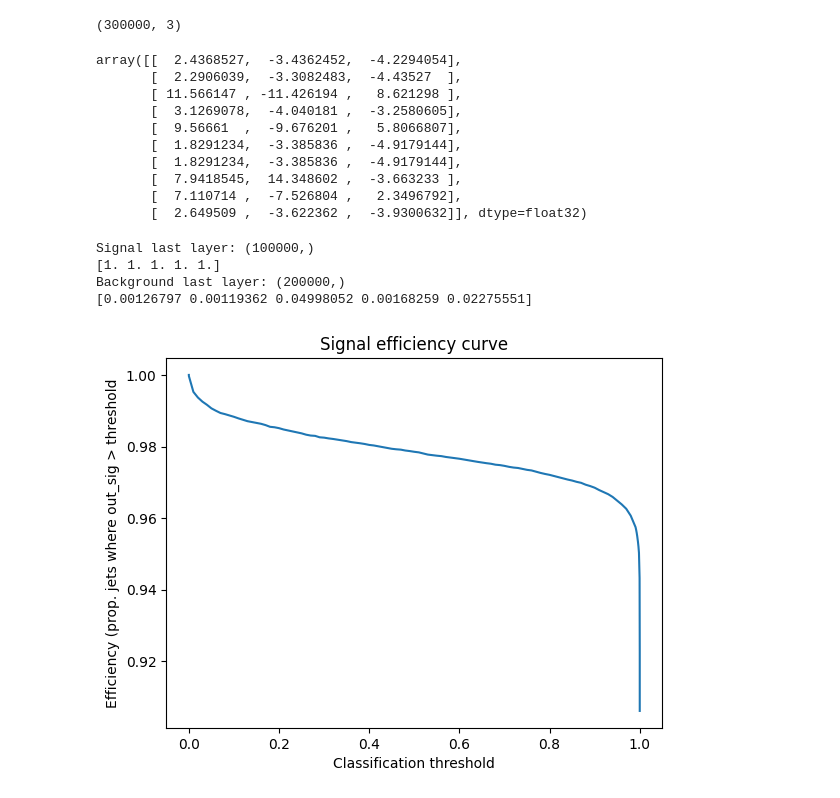
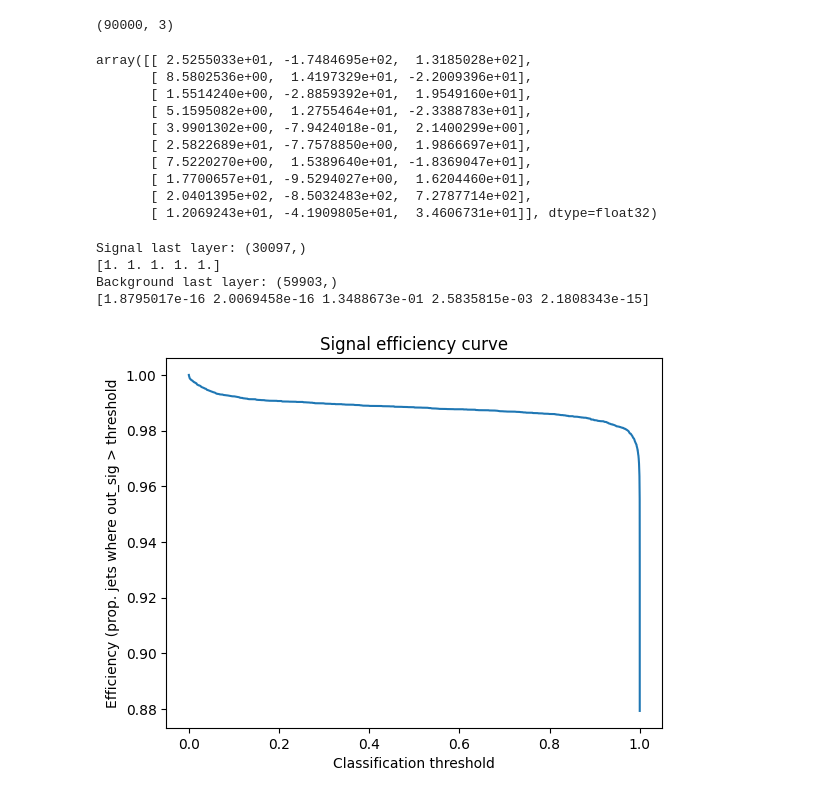
Before and after one commit to womogenes/photon-jet, a Jupyter notebook: cnn/cnn_roc.ipynb, the cells around one changed output. Drawn from its saved outputs; the diff is of its cells as text; code cells hidden in the pictures.

Commit message:
Make CNN work with separate, fixed train/test sets

```diff
--- a/cnn/cnn_roc.ipynb
+++ b/cnn/cnn_roc.ipynb
@@ -22,10 +28,15 @@ from cnn_data import load_data
 task_name = "scalar1"
 # %%
 print(f"Loading data for task {task_name}...")
-X, Y = load_data(task_name, get_all=True)
+
+with open(f"{data_dir}/processed/cnn/{task_name}_X_test.pkl", "rb") as fin:
+    X_test = pickle.load(fin)
+with open(f"{data_dir}/processed/cnn/{task_name}_Y_test.pkl", "rb") as fin:
+    Y_test = pickle.load(fin)
+
 print(f"Loading model...")
 cnn = keras.models.load_model(f"{model_dir}/{task_name}_cnn")
 
-y_pred = cnn.predict(X, batch_size=100)
+y_pred = cnn.predict(X_test, batch_size=100)
 # %% [output]
 Loading data for task scalar1...
@@ -43,34 +56,33 @@ Loading model...
 # %%
 y_pred.shape
 # %% [output]
-(300000, 3)
+(90000, 3)
 # %%
 y_pred[:10]
 # %% [output]
-array([[  2.4368527,  -3.4362452,  -4.2294054],
-       [  2.2906039,  -3.3082483,  -4.43527  ],
-       [ 11.566147 , -11.426194 ,   8.621298 ],
-       [  3.1269078,  -4.040181 ,  -3.2580605],
-       [  9.56661  ,  -9.676201 ,   5.8066807],
-       [  1.8291234,  -3.385836 ,  -4.9179144],
-       [  1.8291234,  -3.385836 ,  -4.9179144],
-       [  7.9418545,  14.348602 ,  -3.663233 ],
-       [  7.110714 ,  -7.526804 ,   2.3496792],
-       [  2.649509 ,  -3.622362 ,  -3.9300632]], dtype=float32)
+array([[ 2.5255033e+01, -1.7484695e+02,  1.3185028e+02],
+       [ 8.5802536e+00,  1.4197329e+01, -2.2009396e+01],
+       [ 1.5514240e+00, -2.8859392e+01,  1.9549160e+01],
+       [ 5.1595082e+00,  1.2755464e+01, -2.3388783e+01],
+       [ 3.9901302e+00, -7.9424018e-01,  2.1400299e+00],
+       [ 2.5822689e+01, -7.7578850e+00,  1.9866697e+01],
+       [ 7.5220270e+00,  1.5389640e+01, -1.8369047e+01],
+       [ 1.7700657e+01, -9.5294027e+00,  1.6204460e+01],
+       [ 2.0401395e+02, -8.5032483e+02,  7.2787714e+02],
+       [ 1.2069243e+01, -4.1909805e+01,  3.4606731e+01]], dtype=float32)
 # %%
-N = round(len(y_pred) / 3)
-sig_probs = softmax(y_pred[(2 * N):], axis=1)[:,2]
-bg_probs = softmax(np.concatenate([y_pred[:N], y_pred[N:(2 * N)]]), axis=1)[:,2]
+sig_probs = softmax(y_pred[(Y_test == 2),:], axis=1)[:,2]
+bg_probs = softmax(y_pred[(Y_test < 2),:], axis=1)[:,2]
 # %%
 print("Signal last layer:", sig_probs.shape)
 print(sig_probs[:5])
 print("Background last layer:", bg_probs.shape)
 print(bg_probs[:5])
 # %% [output]
-Signal last layer: (100000,)
+Signal last layer: (30097,)
 [1. 1. 1. 1. 1.]
-Background last layer: (200000,)
-[0.00126797 0.00119362 0.04998052 0.00168259 0.02275551]
+Background last layer: (59903,)
+[1.8795017e-16 2.0069458e-16 1.3488673e-01 2.5835815e-03 2.1808343e-15]
 # %%
 def get_eff(probs, thresh):
     """
@@ -90,18 +102,18 @@ def get_eff(probs, thresh):
 # %%
 thresh = np.concatenate([
     np.linspace(0, 0.0001, 1000),
-    np.linspace(0.0001, 0.99, 100),
+    np.linspace(0.0001, 0.99, 1000),
     (1 - np.logspace(np.log10(1 - 0.99), -10, 1000)),
     [1]
 ])
 
 sig_eff_curve = get_eff(sig_probs, thresh)
 plt.title("Signal efficiency curve")
 plt.xlabel("Classification threshold")
 plt.ylabel("Efficiency (prop. jets where out_sig > threshold")
 plt.plot(thresh[:-20], sig_eff_curve[:-20], label="Signal");
 # %% [output]
-[figure, old version]
+[figure, new version]
 # %%
 bg_eff_curve = get_eff(bg_probs, thresh)
 plt.title("Background efficiency curve")
```
Also changed, not shown: parts of 8 cells of this notebook, 3 other files.
